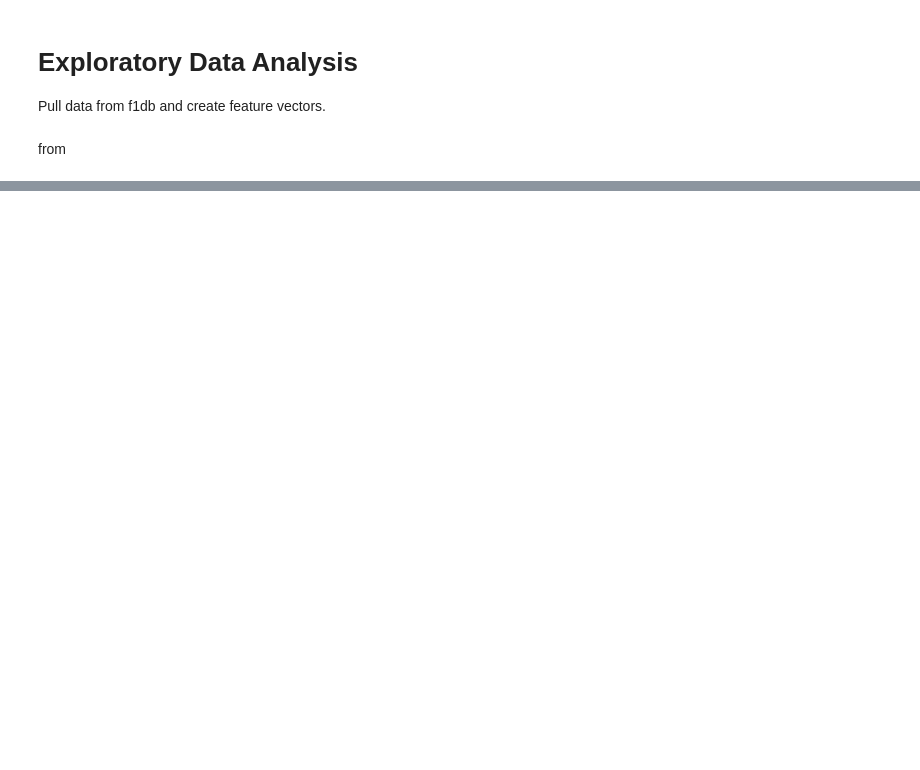
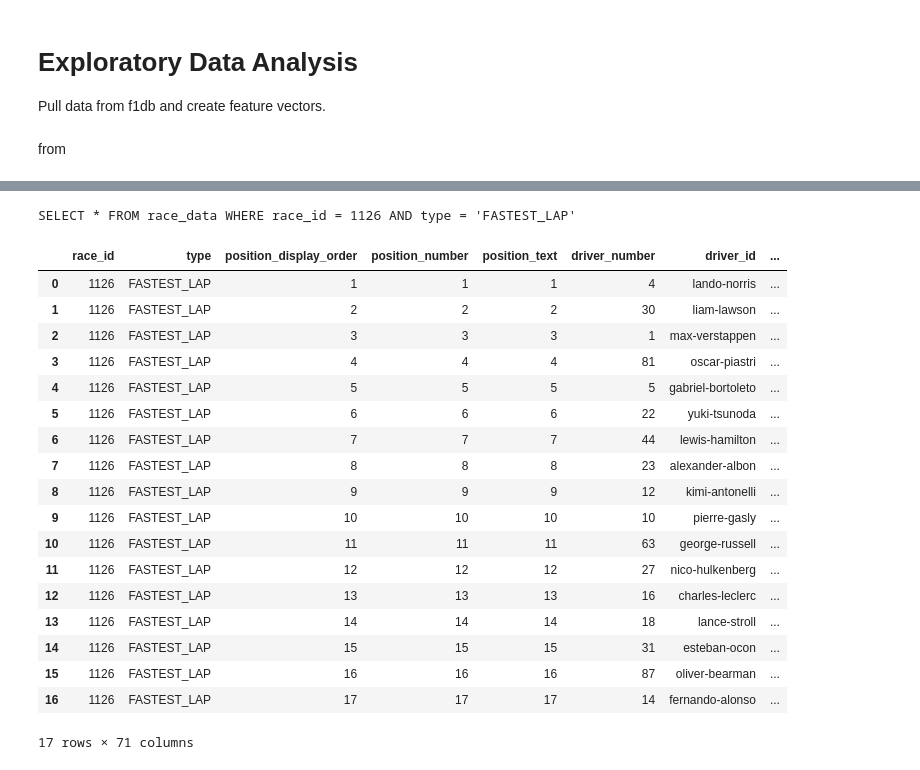
Before and after one commit to jwdinius/f1_fantasy_analysis, a Jupyter notebook: notebooks/eda_f1db.ipynb, the cells around one changed output, grey strips where cells are left out. Drawn from its saved outputs; the diff is of its cells as text; code cells hidden in the pictures; blank space fills up the shorter version.

```diff
--- a/notebooks/eda_f1db.ipynb
+++ b/notebooks/eda_f1db.ipynb
@@ -53,0 +106,25 @@ db.query(query)
+# %%
+query = f"SELECT * FROM race_data WHERE race_id = {race_info.iloc[0]['id']} AND type = 'FASTEST_LAP'"
+print(query)
+db.query(query)
+# %% [output]
+SELECT * FROM race_data WHERE race_id = 1126 AND type = 'FASTEST_LAP'
+|  | race_id | type | position_display_order | position_number | position_text | driver_number | driver_id | ... |
+| 0 | 1126 | FASTEST_LAP | 1 | 1 | 1 | 4 | lando-norris | ... |
+| 1 | 1126 | FASTEST_LAP | 2 | 2 | 2 | 30 | liam-lawson | ... |
+| 2 | 1126 | FASTEST_LAP | 3 | 3 | 3 | 1 | max-verstappen | ... |
+| 3 | 1126 | FASTEST_LAP | 4 | 4 | 4 | 81 | oscar-piastri | ... |
+| 4 | 1126 | FASTEST_LAP | 5 | 5 | 5 | 5 | gabriel-bortoleto | ... |
+| 5 | 1126 | FASTEST_LAP | 6 | 6 | 6 | 22 | yuki-tsunoda | ... |
+| 6 | 1126 | FASTEST_LAP | 7 | 7 | 7 | 44 | lewis-hamilton | ... |
+| 7 | 1126 | FASTEST_LAP | 8 | 8 | 8 | 23 | alexander-albon | ... |
+| 8 | 1126 | FASTEST_LAP | 9 | 9 | 9 | 12 | kimi-antonelli | ... |
+| 9 | 1126 | FASTEST_LAP | 10 | 10 | 10 | 10 | pierre-gasly | ... |
+| 10 | 1126 | FASTEST_LAP | 11 | 11 | 11 | 63 | george-russell | ... |
+| 11 | 1126 | FASTEST_LAP | 12 | 12 | 12 | 27 | nico-hulkenberg | ... |
+| 12 | 1126 | FASTEST_LAP | 13 | 13 | 13 | 16 | charles-leclerc | ... |
+| 13 | 1126 | FASTEST_LAP | 14 | 14 | 14 | 18 | lance-stroll | ... |
+| 14 | 1126 | FASTEST_LAP | 15 | 15 | 15 | 31 | esteban-ocon | ... |
+| 15 | 1126 | FASTEST_LAP | 16 | 16 | 16 | 87 | oliver-bearman | ... |
+| 16 | 1126 | FASTEST_LAP | 17 | 17 | 17 | 14 | fernando-alonso | ... |
+17 rows × 71 columns
```
Also changed, not shown: parts of 15 cells of this notebook, 12 other files.
